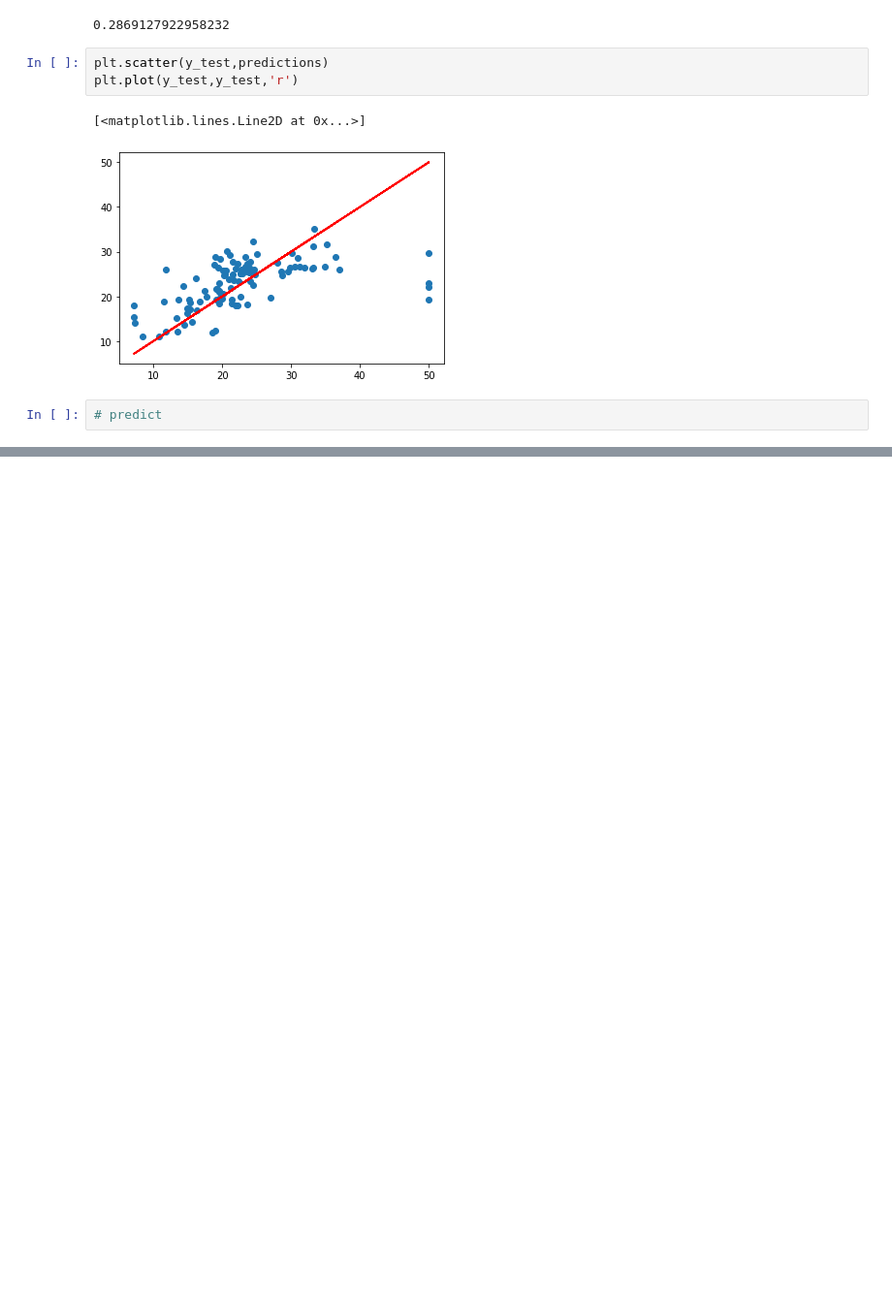
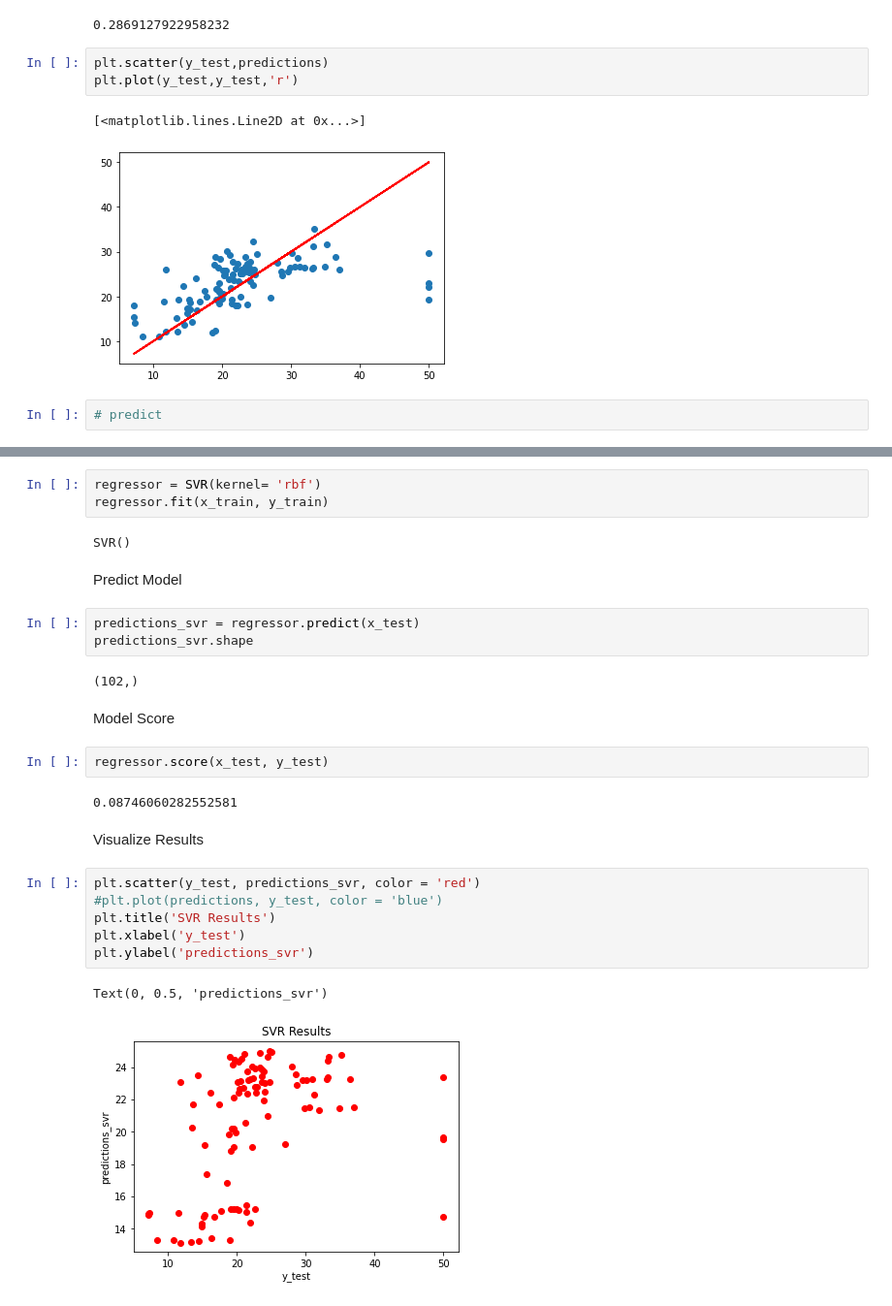
Before and after one commit to kurtgrothe/ANA675_Project, a Jupyter notebook: ANA675_project.ipynb, the cells around one changed output, grey strips where cells are left out. Shown: that part at 97% size. Cells and saved outputs as stored; diff of their text form; blank space fills up the shorter version.

```diff
--- a/ANA675_project.ipynb
+++ b/ANA675_project.ipynb
@@ -266,0 +274,29 @@ plt.plot(y_test,y_test,'r')
+# %%
+regressor = SVR(kernel= 'rbf')
+regressor.fit(x_train, y_train)
+# %% [output]
+SVR()
+# %% [markdown]
+Predict Model
+# %%
+predictions_svr = regressor.predict(x_test)
+predictions_svr.shape
+# %% [output]
+(102,)
+# %% [markdown]
+Model Score
+# %%
+regressor.score(x_test, y_test)
+# %% [output]
+0.08746060282552581
+# %% [markdown]
+Visualize Results
+# %%
+plt.scatter(y_test, predictions_svr, color = 'red')
+#plt.plot(predictions, y_test, color = 'blue')
+plt.title('SVR Results')
+plt.xlabel('y_test')
+plt.ylabel('predictions_svr')
+# %% [output]
+Text(0, 0.5, 'predictions_svr')
+[figure, added]
```
Also changed, not shown: parts of 5 cells of this notebook.
